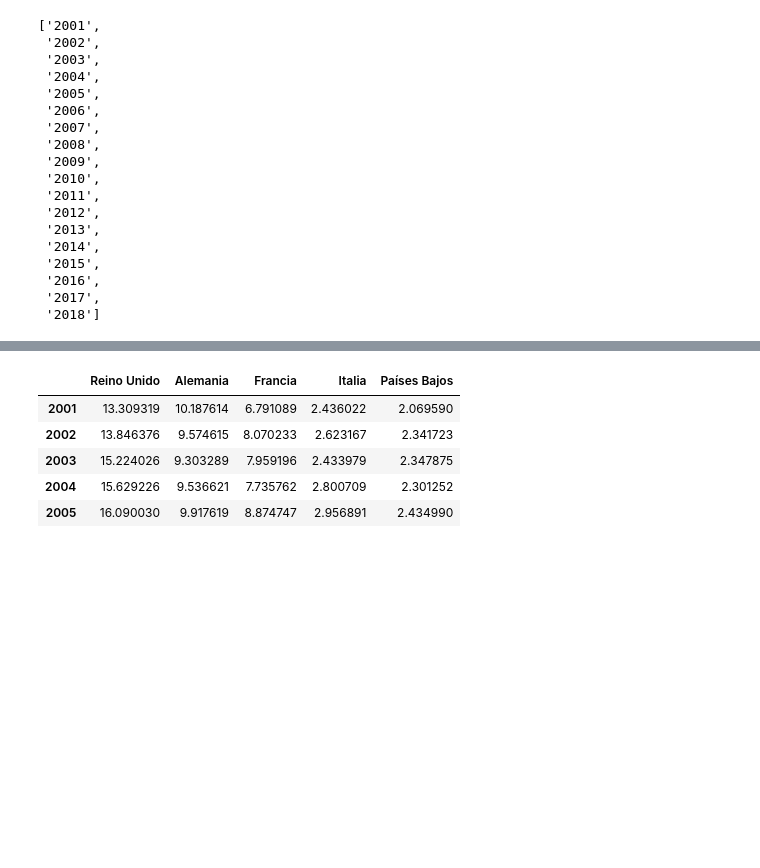
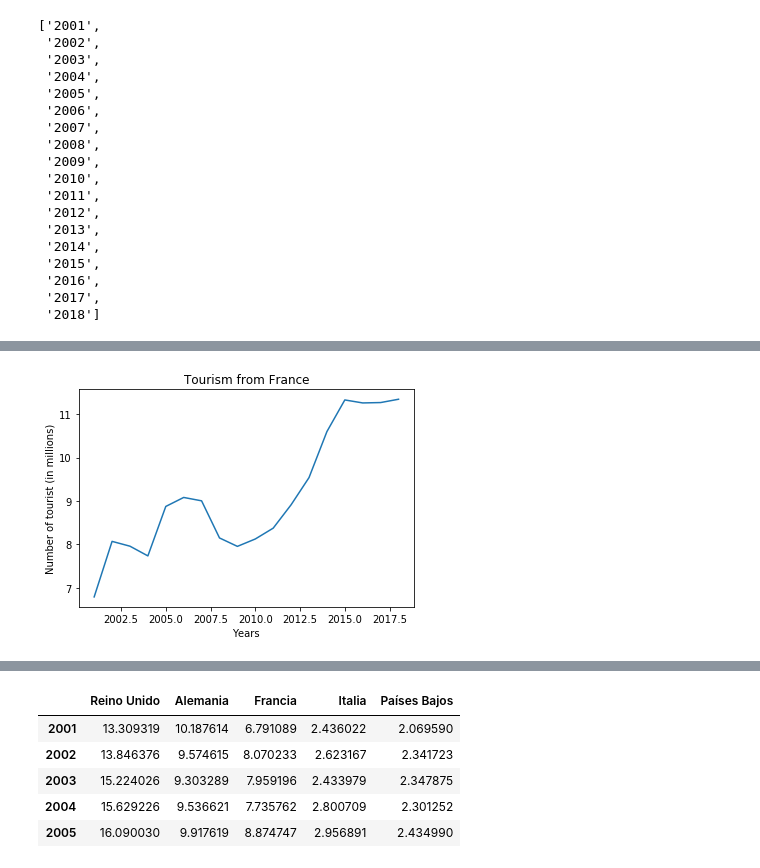
Before and after one commit to sgarciapuga/portfolio, a Jupyter notebook: spaintourism/SpainTourism.ipynb, the cells around one changed output, grey strips where cells are left out. Saved outputs shown, nothing was run; the diff lists cells and outputs as text; code cells hidden in the pictures; blank space fills up the shorter version.

```diff
--- a/spaintourism/SpainTourism.ipynb
+++ b/spaintourism/SpainTourism.ipynb
@@ -264,0 +270,5 @@ plt.show()
+# %%
+title = "Tourism from France"
+plot_country(France, title)
+# %% [output]
+[figure, added]
```
Also changed, not shown: parts of 10 cells of this notebook, 9 other files.
